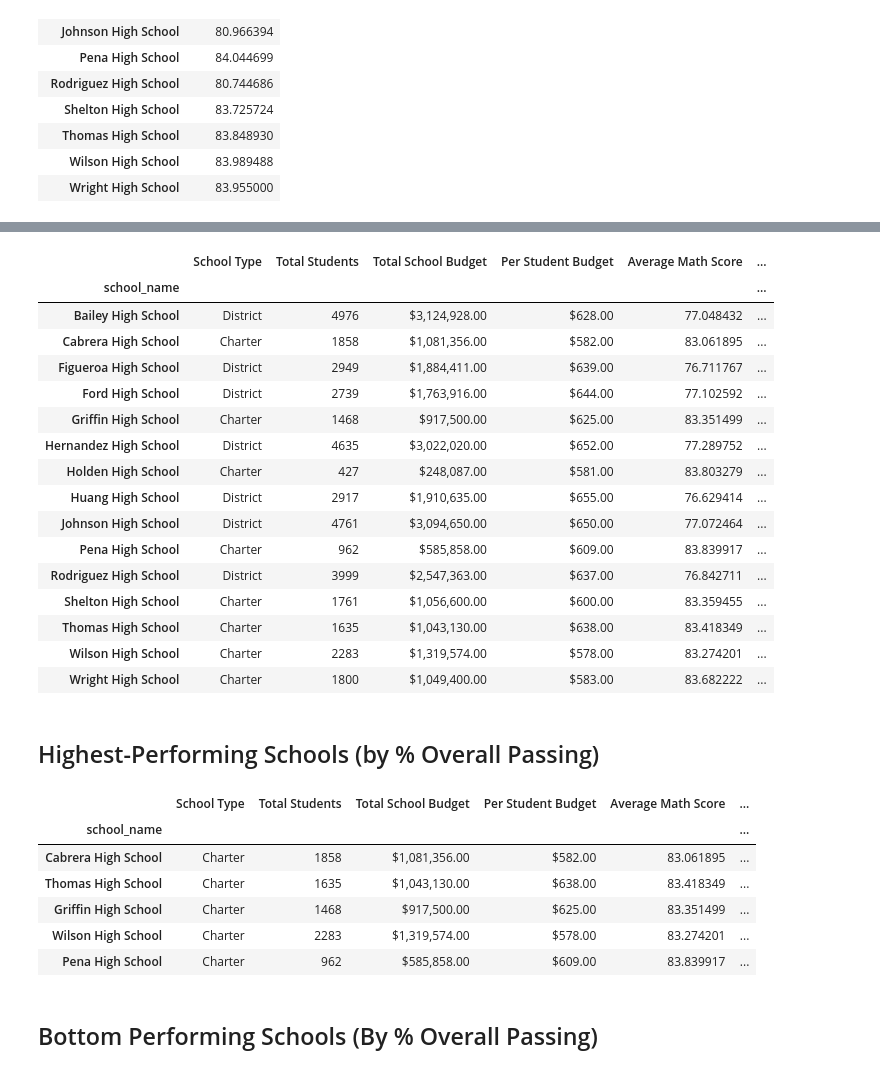
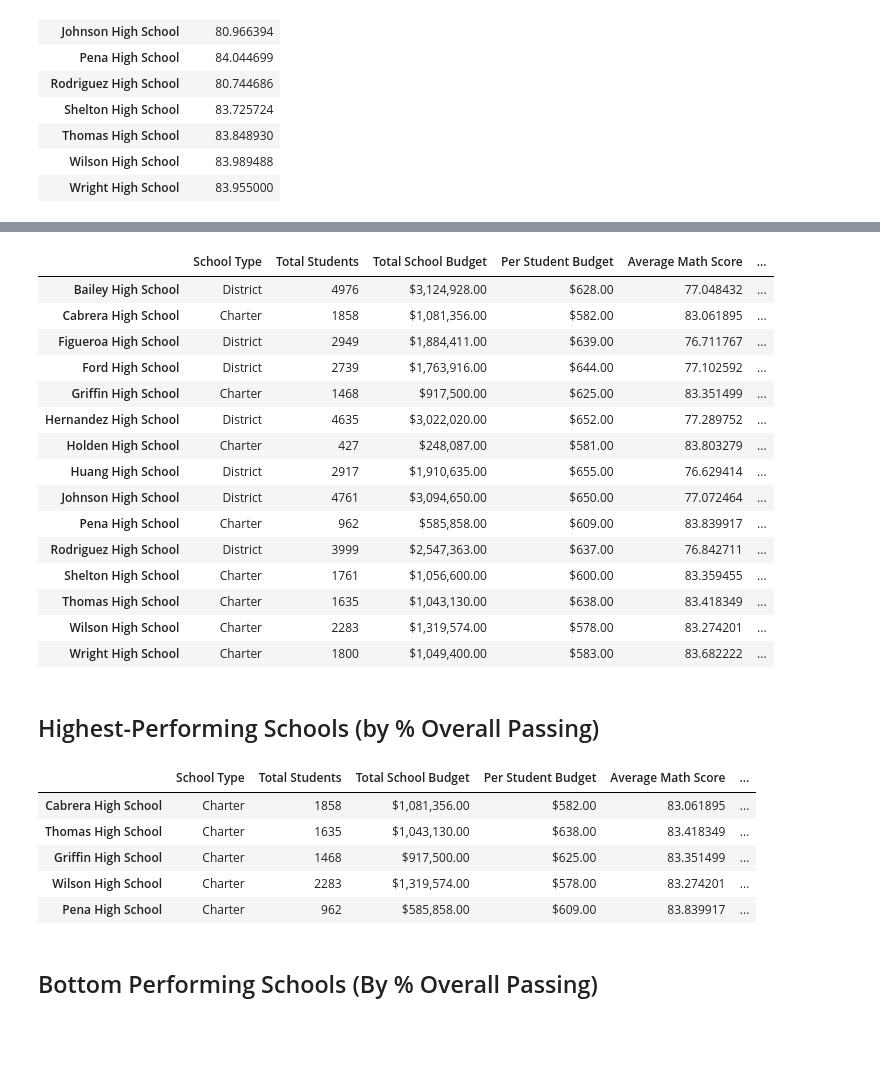
Before and after one commit to EstherBaum/pandas_challenge, a Jupyter notebook: PyCitySchools/PyCitySchools_starter.ipynb, the cells around one changed output, grey strips where cells are left out. Drawn from its saved outputs; the diff is of its cells as text; code cells hidden in the pictures; blank space fills up the shorter version.

```diff
--- a/PyCitySchools/PyCitySchools_starter.ipynb
+++ b/PyCitySchools/PyCitySchools_starter.ipynb
@@ -318,25 +318,25 @@ dtype: float64
 # %%
 # Create a DataFrame called `per_school_summary` with columns for the calculations above. #CHECK THAT THE RIGHT NUMBERS ARE THERE
 per_school_summary = pd.DataFrame()
 
 per_school_summary["School Type"] = school_types
 per_school_summary["Total Students"] = per_school_counts
 per_school_summary["Total School Budget"] = per_school_budget
 per_school_summary["Per Student Budget"] = per_school_capita
 per_school_summary["Average Math Score"] = per_school_math
 per_school_summary["Average Reading Score"] = per_school_reading
 per_school_summary["% Passing Math"] = per_school_passing_math
 per_school_summary["% Passing Reading"] = per_school_passing_reading
 per_school_summary["% Overall Passing"] = overall_passing_rate
 # Formatting
 per_school_summary["Total School Budget"] = per_school_summary["Total School Budget"].map("${:,.2f}".format)
 per_school_summary["Per Student Budget"] = per_school_summary["Per Student Budget"].map("${:,.2f}".format)
 
 # Display the DataFrame
+per_school_summary.index.name = None
 per_school_summary
 # %% [output]
 |  | School Type | Total Students | Total School Budget | Per Student Budget | Average Math Score | ... |
-| school_name |  |  |  |  |  | ... |
 | Bailey High School | District | 4976 | $3,124,928.00 | $628.00 | 77.048432 | ... |
 | Cabrera High School | Charter | 1858 | $1,081,356.00 | $582.00 | 83.061895 | ... |
 | Figueroa High School | District | 2949 | $1,884,411.00 | $639.00 | 76.711767 | ... |
@@ -360,7 +360,6 @@ top_schools = per_school_summary.sort_values(["% Overall Passing"], ascending=Fa
 top_schools.head(5)
 # %% [output]
 |  | School Type | Total Students | Total School Budget | Per Student Budget | Average Math Score | ... |
-| school_name |  |  |  |  |  | ... |
 | Cabrera High School | Charter | 1858 | $1,081,356.00 | $582.00 | 83.061895 | ... |
 | Thomas High School | Charter | 1635 | $1,043,130.00 | $638.00 | 83.418349 | ... |
 | Griffin High School | Charter | 1468 | $917,500.00 | $625.00 | 83.351499 | ... |
```
Also changed, not shown: parts of 3 cells of this notebook.
